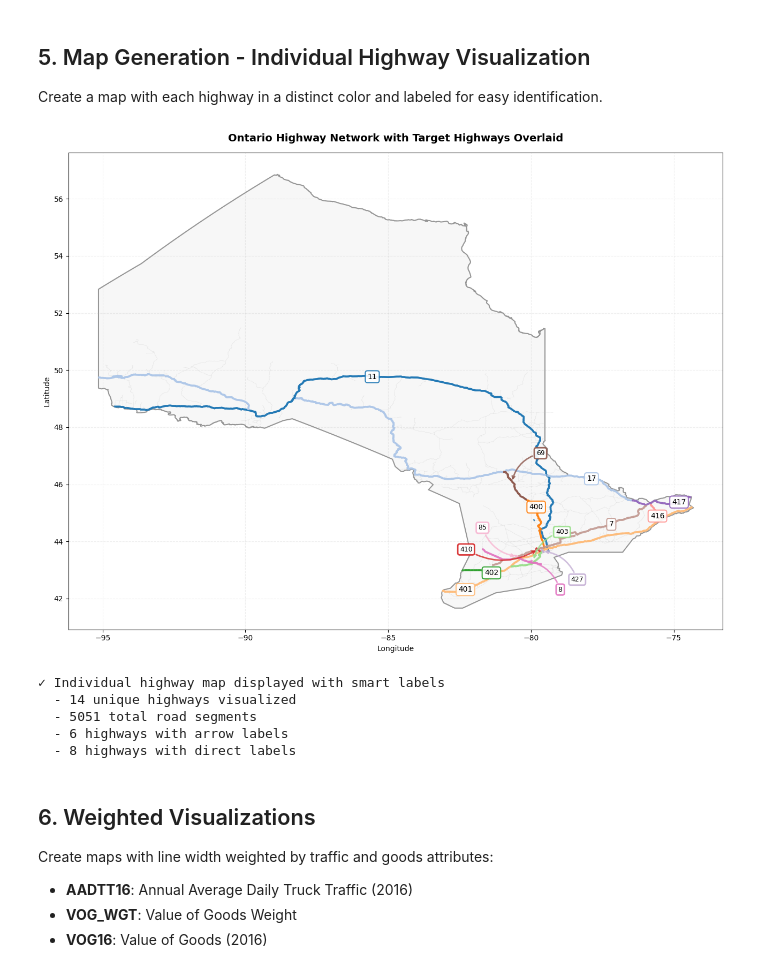
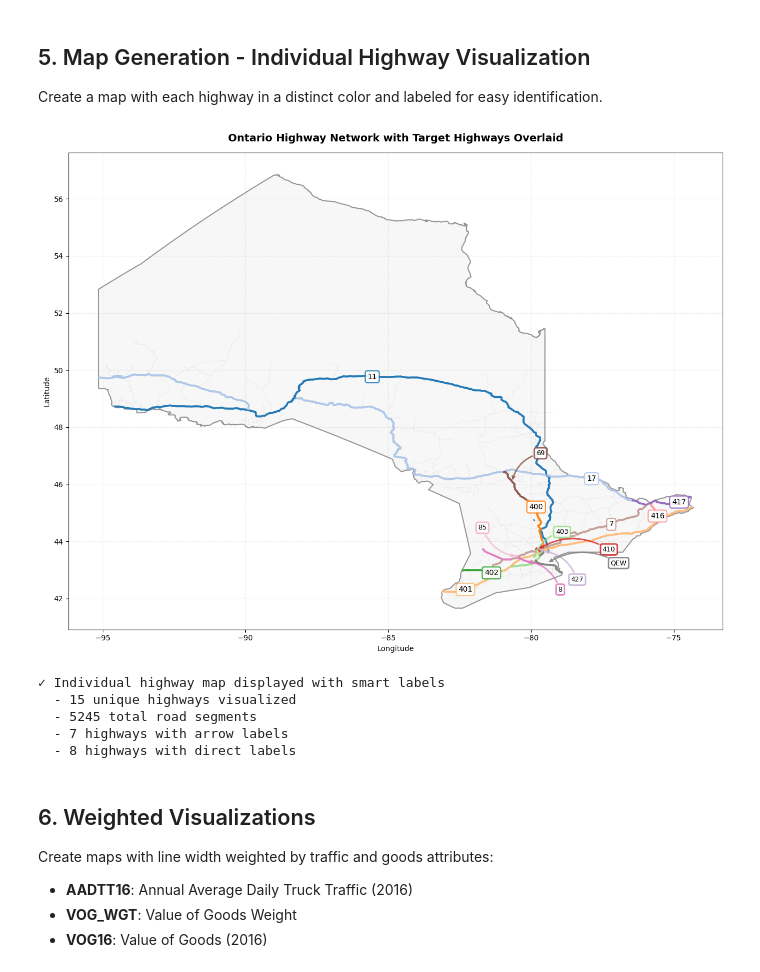
Before and after one commit to PowerON-Energy-Solutions/MHDV-Corridor-Location-Analysis, a Jupyter notebook: notebooks/highway_network_analysis.ipynb, the cells around one changed output. Saved outputs shown, nothing was run; the diff lists cells and outputs as text; code cells hidden in the pictures.

```diff
--- a/notebooks/highway_network_analysis.ipynb
+++ b/notebooks/highway_network_analysis.ipynb
@@ -322,7 +368,8 @@ label_overrides = {
     '85': {'mode': 'arrow', 'direction': 'upper_left', 'description': 'Arrow to upper left'},
     '403': {'mode': 'arrow', 'direction': 'default', 'description': 'Arrow with default placement'},
     '410': {'mode': 'arrow', 'direction': 'far_right', 'description': 'Arrow to the right'},
-    '427': {'mode': 'arrow', 'direction': 'lower_right', 'description': 'Arrow to lower right'}
+    '427': {'mode': 'arrow', 'direction': 'lower_right', 'description': 'Arrow to lower right'},
+    'QEW': {'mode': 'arrow', 'direction': 'far_right', 'description': 'Arrow to far right'},
 }
 
 # Collect segments and calculate label positions
@@ -400,9 +447,12 @@ for hwy in highways_list:
                 label_pos = (center[0] - 1.2, center[1] + 1.0)
             elif direction == 'far_northwest':
                 label_pos = (center[0] - 2.2, center[1] + 1.5)
-            elif direction == 'right' or direction == 'far_right':
-                offset = -2.5 if direction == 'far_right' else -1.8
-                label_pos = (center[0] + offset, center[1])
+            elif direction == 'far_left':
+                label_pos = (center[0] - 2.5, center[1])
+            elif direction == 'far_right':
+                label_pos = (center[0] + 2.5, center[1])
+            elif direction == 'right':
+                label_pos = (center[0] + 1.8, center[1])
             elif direction == 'lower_right':
                 label_pos = (center[0] + 1.2, center[1] - 1.0)
             else:  # default
@@ -485,38 +535,38 @@ for hwy, label_info in highway_labels.items():
             arrowprops=dict(
                 arrowstyle='->',
                 connectionstyle='arc3,rad=0.3',
                 color=color,
                 linewidth=2,
                 alpha=0.8
             ),
             zorder=5
         )
     else:
         # Direct label placement
         ax.text(pos[0], pos[1], f'{hwy}',
                 fontsize=10, ha='center', va='center',
                 bbox=dict(boxstyle='round,pad=0.3', facecolor='white', edgecolor=color, linewidth=1.5, alpha=0.9),
                 zorder=5)
 
 ax.set_title('Ontario Highway Network with Target Highways Overlaid',
              fontsize=14, fontweight='bold', pad=15)
 ax.set_xlabel('Longitude', fontsize=10)
 ax.set_ylabel('Latitude', fontsize=10)
 ax.grid(True, alpha=0.2, linestyle='--')
 plt.tight_layout()
 plt.show()
 
 print("✓ Individual highway map displayed with smart labels")
 print(f"  - {len(highways_list)} unique highways visualized")
 print(f"  - {len(line_segments)} total road segments")
 print(f"  - {sum(1 for l in highway_labels.values() if l['mode'] == 'arrow')} highways with arrow labels")
 print(f"  - {sum(1 for l in highway_labels.values() if l['mode'] == 'direct')} highways with direct labels")
 # %% [output]
-[figure, old version]
+[figure, new version]
 ✓ Individual highway map displayed with smart labels
-  - 14 unique highways visualized
-  - 5051 total road segments
-  - 6 highways with arrow labels
+  - 15 unique highways visualized
+  - 5245 total road segments
+  - 7 highways with arrow labels
   - 8 highways with direct labels
 # %% [markdown]
 ## 6. Weighted Visualizations
```
Also changed, not shown: parts of 20 cells of this notebook, 2 other files.
